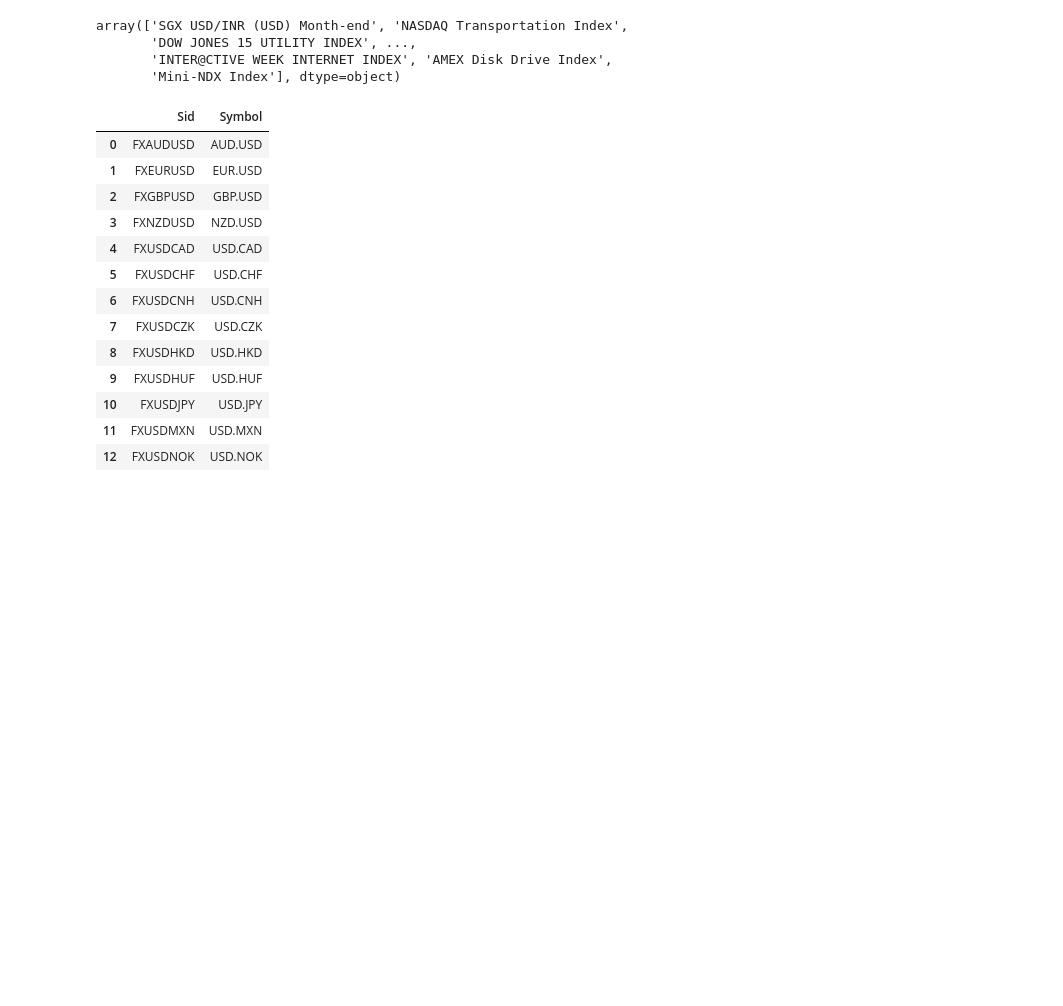
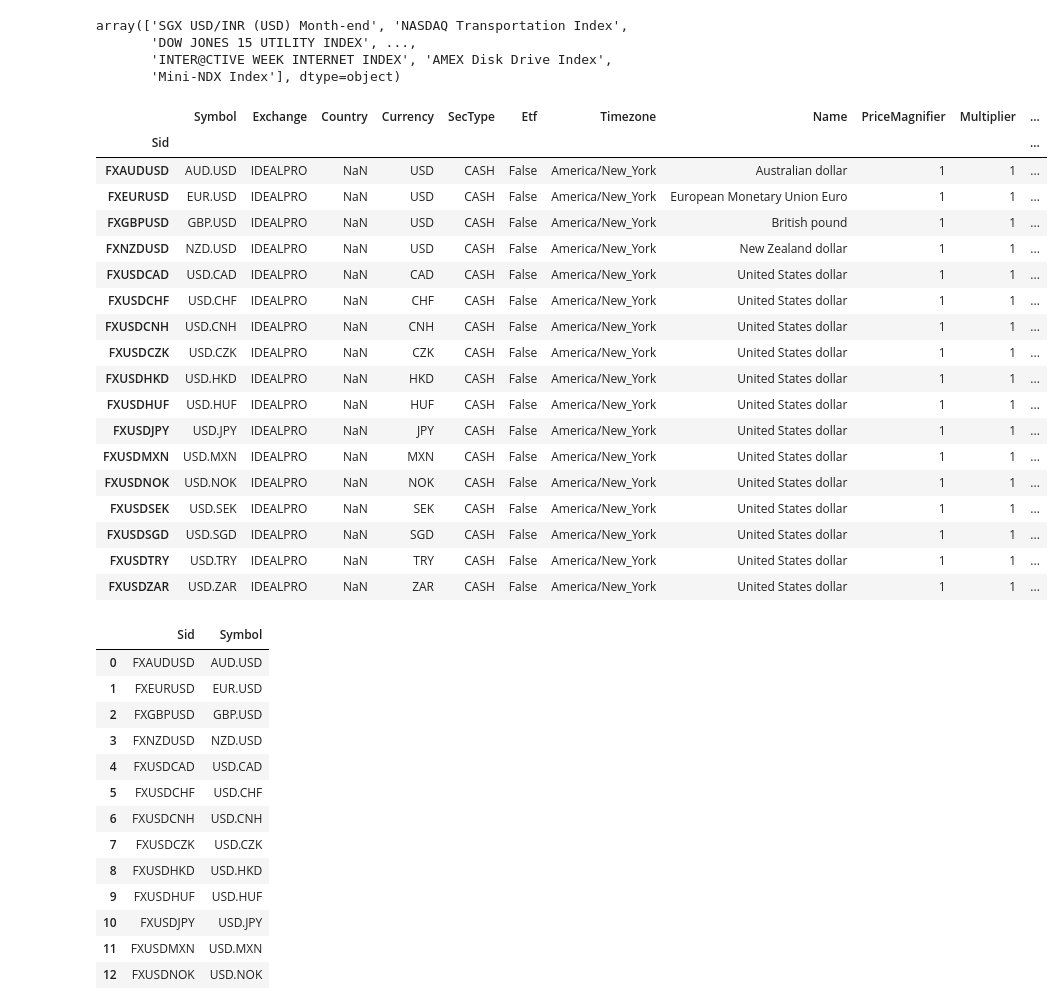
Before and after one commit to sculd/quantrocket_trading_currency_flow, a Jupyter notebook: sid_selection.ipynb, the cells around one changed output. Cells and saved outputs as stored; diff of their text form; code cells hidden in the pictures; blank space fills up the shorter version.

```diff
--- a/sid_selection.ipynb
+++ b/sid_selection.ipynb
@@ -92,6 +95,28 @@ symbols_indx = [p[0] for p in symbol_pairs]
 symbols_fx = [p[1] for p in symbol_pairs]
 # %%
 df_fx = get_securities(symbols_fx, sec_types="CASH")
+# %%
+get_securities(sec_types="CASH")
+# %% [output]
+|  | Symbol | Exchange | Country | Currency | SecType | Etf | Timezone | Name | PriceMagnifier | Multiplier | ... |
+| Sid |  |  |  |  |  |  |  |  |  |  | ... |
+| FXAUDUSD | AUD.USD | IDEALPRO | NaN | USD | CASH | False | America/New_York | Australian dollar | 1 | 1 | ... |
+| FXEURUSD | EUR.USD | IDEALPRO | NaN | USD | CASH | False | America/New_York | European Monetary Union Euro | 1 | 1 | ... |
+| FXGBPUSD | GBP.USD | IDEALPRO | NaN | USD | CASH | False | America/New_York | British pound | 1 | 1 | ... |
+| FXNZDUSD | NZD.USD | IDEALPRO | NaN | USD | CASH | False | America/New_York | New Zealand dollar | 1 | 1 | ... |
+| FXUSDCAD | USD.CAD | IDEALPRO | NaN | CAD | CASH | False | America/New_York | United States dollar | 1 | 1 | ... |
+| FXUSDCHF | USD.CHF | IDEALPRO | NaN | CHF | CASH | False | America/New_York | United States dollar | 1 | 1 | ... |
+| FXUSDCNH | USD.CNH | IDEALPRO | NaN | CNH | CASH | False | America/New_York | United States dollar | 1 | 1 | ... |
+| FXUSDCZK | USD.CZK | IDEALPRO | NaN | CZK | CASH | False | America/New_York | United States dollar | 1 | 1 | ... |
+| FXUSDHKD | USD.HKD | IDEALPRO | NaN | HKD | CASH | False | America/New_York | United States dollar | 1 | 1 | ... |
+| FXUSDHUF | USD.HUF | IDEALPRO | NaN | HUF | CASH | False | America/New_York | United States dollar | 1 | 1 | ... |
+| FXUSDJPY | USD.JPY | IDEALPRO | NaN | JPY | CASH | False | America/New_York | United States dollar | 1 | 1 | ... |
+| FXUSDMXN | USD.MXN | IDEALPRO | NaN | MXN | CASH | False | America/New_York | United States dollar | 1 | 1 | ... |
+| FXUSDNOK | USD.NOK | IDEALPRO | NaN | NOK | CASH | False | America/New_York | United States dollar | 1 | 1 | ... |
+| FXUSDSEK | USD.SEK | IDEALPRO | NaN | SEK | CASH | False | America/New_York | United States dollar | 1 | 1 | ... |
+| FXUSDSGD | USD.SGD | IDEALPRO | NaN | SGD | CASH | False | America/New_York | United States dollar | 1 | 1 | ... |
+| FXUSDTRY | USD.TRY | IDEALPRO | NaN | TRY | CASH | False | America/New_York | United States dollar | 1 | 1 | ... |
+| FXUSDZAR | USD.ZAR | IDEALPRO | NaN | ZAR | CASH | False | America/New_York | United States dollar | 1 | 1 | ... |
 # %%
 df_fx.reset_index()[['Sid', 'Symbol']]
 # %% [output]
```
Also changed, not shown: parts of 19 cells of this notebook, 3 other files.
